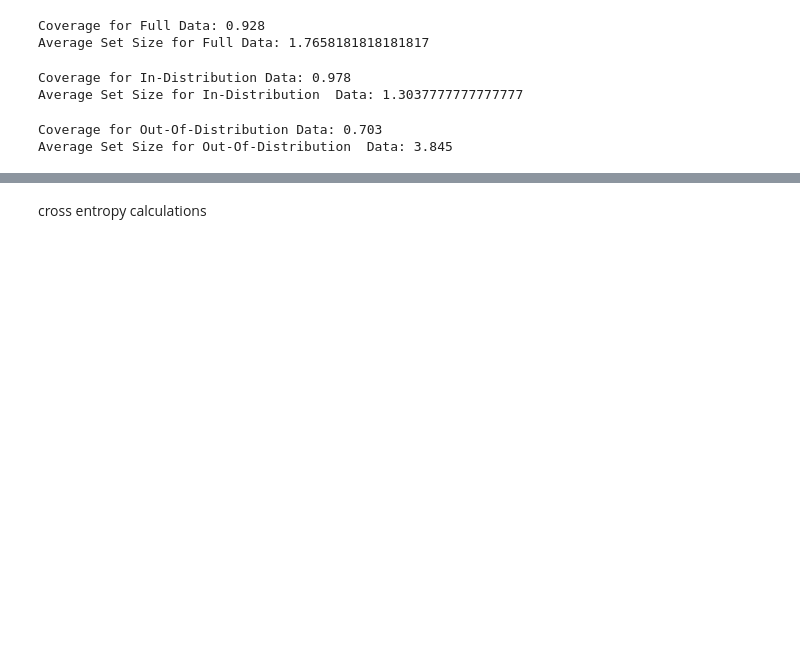
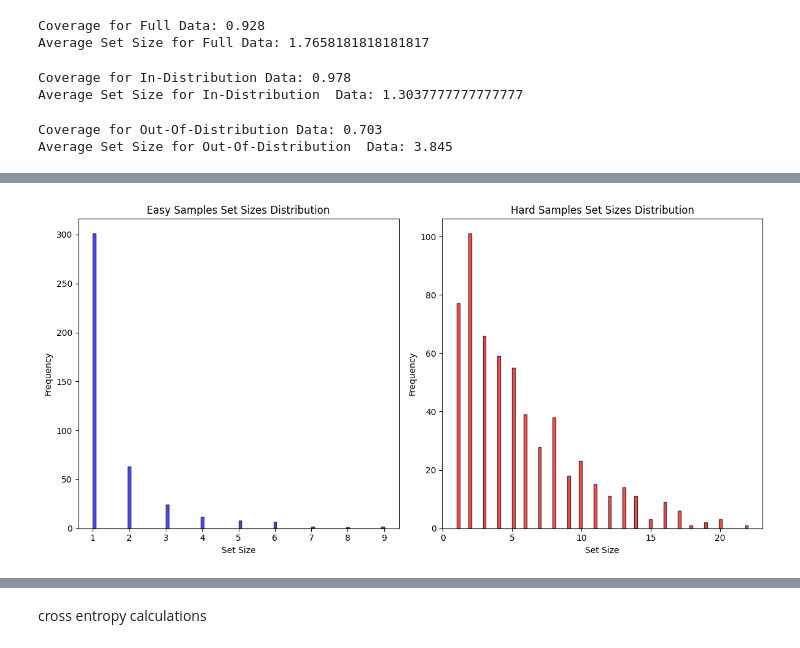
Before and after one commit to negarkamali/OOS, a Jupyter notebook: Intent_classification_conforml_prediction.ipynb, the cells around one changed output, grey strips where cells are left out. Saved outputs shown, nothing was run; the diff lists cells and outputs as text; code cells hidden in the pictures; blank space fills up the shorter version.

```diff
--- a/Intent_classification_conforml_prediction.ipynb
+++ b/Intent_classification_conforml_prediction.ipynb
@@ -542,0 +692,91 @@ plt.show()
+# %%
+X_OOD_combined = np.vstack([X_test_oos])
+y_OOD_combined = y_test_oos
+y_OOD_combined_numpy = np.array(y_OOD_combined)
+
+# Number of classes
+num_classes = np.max(y_in_combined_numpy) + 1  # Assuming labels start from 0
+
+# One-hot encode each label
+p_x_OOD = np.eye(num_classes)[y_OOD_combined_numpy]
+
+q_x_OOD = model_MLP.predict_proba(X_OOD_combined)
+
+cross_entropy_losses_OOD = -np.sum(p_x_OOD * np.log(q_x_OOD), axis=1)
+
+easy_samples_OOD = np.where(cross_entropy_losses_OOD <= filtered_median_loss)[0]
+hard_samples_OOD = np.where(cross_entropy_losses_OOD > filtered_median_loss)[0]
+
+# Now, let's find out the distribution of set sizes for easy and hard samples
+easy_samples_set_sizes_OOD = [np.sum(y_ps_scoreOOD[i]) for i in easy_samples_OOD]
+hard_samples_set_sizes_OOD = [np.sum(y_ps_scoreOOD[i]) for i in hard_samples_OOD]
+
+# Easy Samples Set Sizes Histogram
+plt.figure(figsize=(12, 6))
+plt.subplot(1, 2, 1)
+plt.hist(easy_samples_set_sizes_OOD, bins=100, alpha=0.7, color='blue', edgecolor='black')
+plt.title("Easy Samples Set Sizes Distribution")
+plt.xlabel("Set Size")
+plt.ylabel("Frequency")
+
+# Hard Samples Set Sizes Histogram
+plt.subplot(1, 2, 2)
+plt.hist(hard_samples_set_sizes_OOD, bins=100, alpha=0.7, color='red', edgecolor='black')
+plt.title("Hard Samples Set Sizes Distribution")
+plt.xlabel("Set Size")
+plt.ylabel("Frequency")
+
+plt.tight_layout()
+plt.show()
+
+average_set_size_easy = np.mean(easy_samples_set_sizes_OOD)
+average_set_size_hard = np.mean(hard_samples_set_sizes_OOD)
+
+print("Average Set Size for Easy OOD:", average_set_size_easy)
+print("Average Set Size for Hard OOD:", average_set_size_hard)
+
+# Filter for easy_samples_OOD
+y_test_oos_easy = np.array(y_test_oos)[easy_samples_OOD]
+y_ps_scoreOOD_easy = np.array(y_ps_scoreOOD)[easy_samples_OOD]
+
+# Calculate coverage for easy_samples_OOD using classification_coverage_score function
+coverage_easy_OOD = classification_coverage_score(y_test_oos_easy, y_ps_scoreOOD_easy)
+
+# Filter for hard_samples_OOD
+y_test_oos_hard = np.array(y_test_oos)[hard_samples_OOD]
+y_ps_scoreOOD_hard = np.array(y_ps_scoreOOD)[hard_samples_OOD]
+
+# Calculate coverage for hard_samples_OOD using classification_coverage_score function
+coverage_hard_OOD = classification_coverage_score(y_test_oos_hard, y_ps_scoreOOD_hard)
+
+# Print the coverages for OOD
+print("Coverage for Easy OOD samples:", coverage_easy_OOD)
+print("Coverage for Hard OOD samples:", coverage_hard_OOD)
+
+top_correctEasy = []
+top_correctHard = []
+
+# Find the top-5 predictions for each test instance
+for i in range(len(X_test_oos)):
+    # Get the indices of the top-5 probabilities
+    top_indices = np.argsort(y_probaOOD[i])[-5:]
+    # Get the predicted classes for these probabilities
+    top_classes = class_labels[top_indices]
+    # Check if the true class is among the top-5 predictions
+    is_correct = y_test_oos[i] in top_classes
+    if (i in easy_samples_OOD):
+        top_correctEasy.append(is_correct)
+    elif (i in hard_samples_OOD):
+        top_correctHard.append(is_correct)
+    else:
+        continue
+
+# Calculate the number of instances where the top-5 predictions were correct
+num_correct_top_easy = sum(top_correctEasy)
+num_correct_top_hard = sum(top_correctHard)
+coverage_percentage_easy = (num_correct_top_easy / len(top_correctEasy)) * 1
+coverage_percentage_hard = (num_correct_top_hard / len(top_correctHard)) * 1
+print(f"Coverage of top-5 predictions for Easy OOD: {coverage_percentage_easy:.2f}")
+print(f"Coverage of top-5 predictions for Hard OOD: {coverage_percentage_hard:.2f}")
+# %% [output]
+[figure, added]
```
Also changed, not shown: parts of 25 cells of this notebook.
